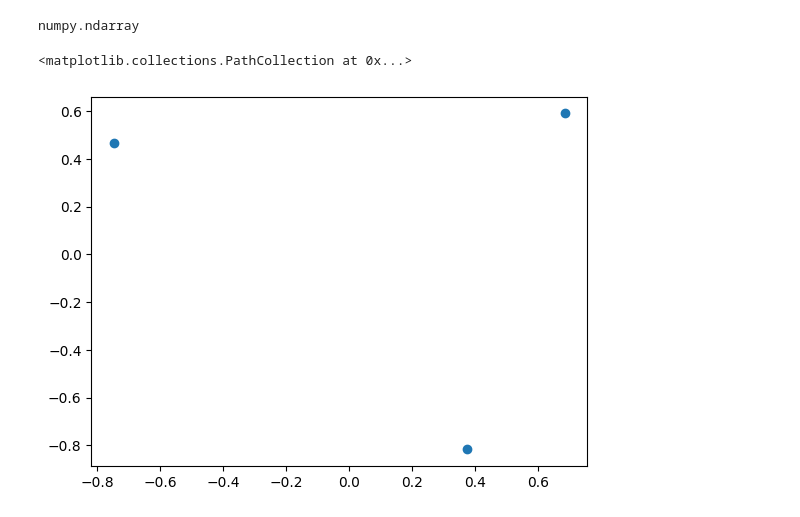
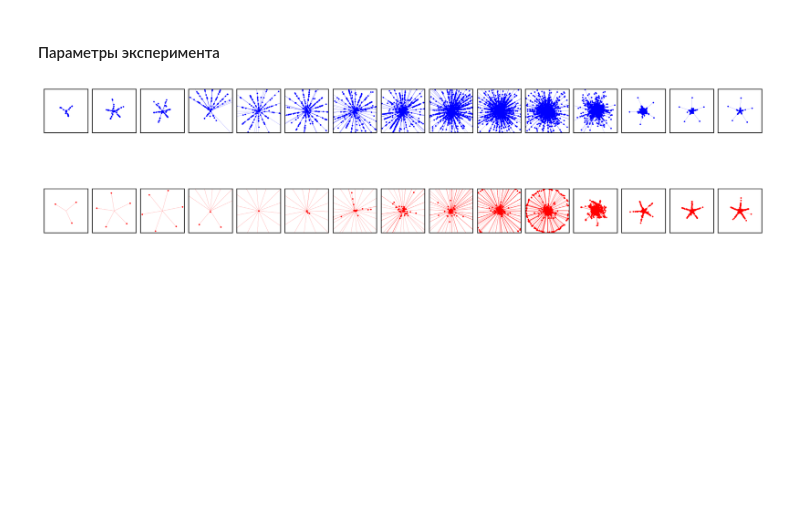
Before and after one commit to selected-topics-ai/TOY-DOUBLE-DECENT, a Jupyter notebook: notebooks/report.ipynb, the cells around one changed output. Saved outputs shown, nothing was run; the diff lists cells and outputs as text; code cells hidden in the pictures; blank space fills up the shorter version.

Commit message:
add code and checkpoints

```diff
--- a/notebooks/report.ipynb
+++ b/notebooks/report.ipynb
@@ -6,2 +0,0 @@ batch = generate_batch(n_batch=3, n_features=10, sparsity_prob=0.5)
-# %%
-model = ToyNN(input_dim=10, hidden_dim=2)
@@ -24,13 +0,0 @@ state_dict = torch.load('../checkpoints/checkpoint_3.pth', weights_only=False)
-# %%
-hiddens = state_dict['hiddens']
-
-type(hiddens)
-# %% [output]
-numpy.ndarray
-# %%
-from matplotlib import pyplot as plt
-
-plt.scatter(hiddens[:, 0], hiddens[:, 1])
-# %% [output]
-<matplotlib.collections.PathCollection at 0x...>
-[figure, removed]
@@ -36,0 +12,40 @@ plt.scatter(hiddens[:, 0], hiddens[:, 1])
+# %% [markdown]
+#### Параметры эксперимента
+# %%
+def _draw_in_ax(ax, array_2d: np.ndarray, color: str) -> None:
+    ax.set_aspect('equal')
+    ax.scatter(array_2d[:, 0], array_2d[:, 1], c=color, s=0.5)
+    ax.set_xlim(-1.5, 1.5)
+    ax.set_ylim(-1.5, 1.5)
+    ax.set_xticks([])
+    ax.set_yticks([])
+
+    for i in range(len(array_2d)):
+        ax.plot([array_2d[i, 0], 0], [array_2d[i, 1], 0], color=color, linewidth=0.1)
+
+T = [3, 5, 6, 10, 15, 30, 50, 100, 200, 500, 1000, 2000, 5000, 10000, 20000]
+# T = [3, 5, 6]
+
+fig, axs = plt.subplots(2, len(T), figsize=(len(T), 4))
+
+for i, t in tqdm(enumerate(T)):
+    checkpoint = torch.load(f'../checkpoints/checkpoint_{t}.pth', weights_only=False)
+    model = ToyNN(input_dim=10_000, hidden_dim=2)
+    model.load_state_dict(checkpoint['model'])
+
+    features = model.W.cpu().detach().numpy()
+    hiddens = checkpoint['hiddens']
+    loss = checkpoint['loss']
+
+    column = axs[:, i]
+
+    _draw_in_ax(column[0], features, 'blue')
+    _draw_in_ax(column[1], hiddens, 'red')
+
+# fig.text(0.04, 0.5, 'Features\n(columns of W)', va='center', rotation='horizontal', fontsize=12)
+# fig.text(0.04, 0.25, 'Training set\nHidden vectors', va='center', rotation='horizontal', fontsize=12)
+
+plt.subplots_adjust(wspace=0.1, hspace=0.1)
+plt.show()
+# %% [output]
+[figure, added]
```
Also changed, not shown: parts of 5 cells of this notebook, 2 other files.
